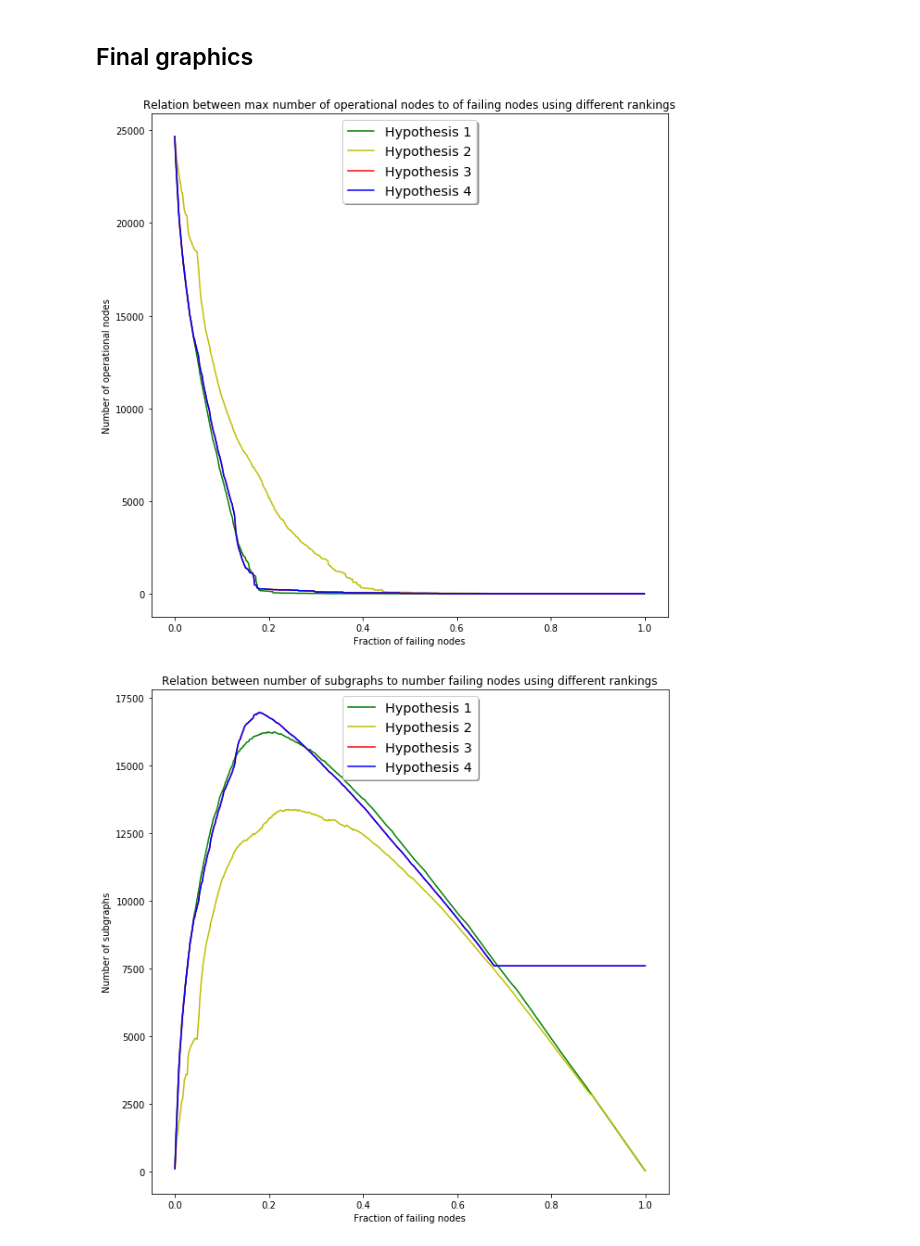
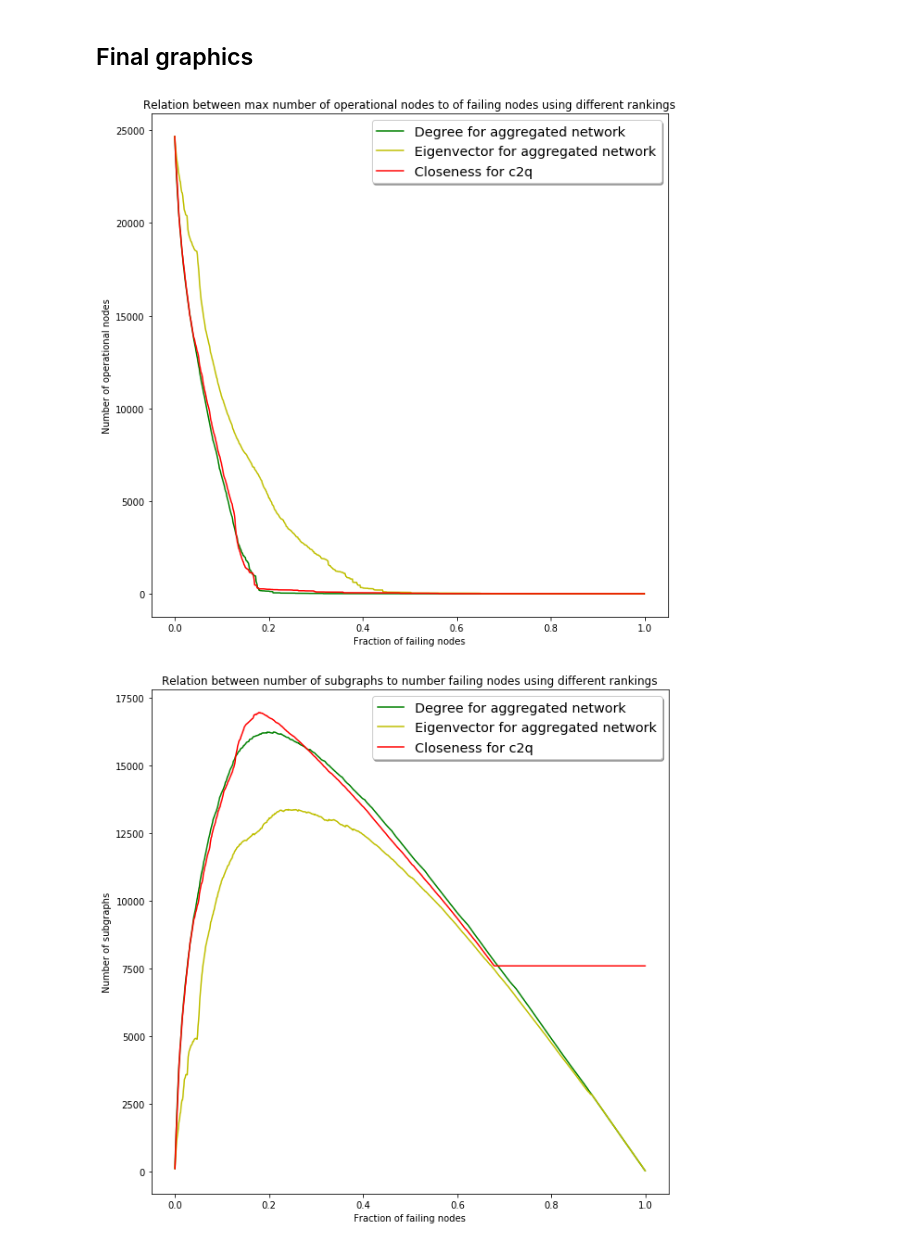
Before and after one commit to rpytel1/mathoverflow-network-analysis, a Jupyter notebook: robustness_check.ipynb, the cells around one changed output. Drawn from its saved outputs; the diff is of its cells as text; code cells hidden in the pictures.

```diff
--- a/robustness_check.ipynb
+++ b/robustness_check.ipynb
@@ -70,7 +70,7 @@ np.save('robustness_h3', h3_data)
 # %% [markdown]
 ## Hypothesis 4: ordered by reputation score(closeness centrality c2q incoming)
 # %%
-closeness_centrality = get_closeness_centrality()['c2q']
+closeness_centrality = get_closeness_centrality()['total']
 # %%
 h4_nodes=[elem[0] for elem in closeness_centrality]
 # %%
@@ -101,32 +103,30 @@ from matplotlib.pyplot import figure
 
 fig, ax = plt.subplots(figsize=(10,10))
 
-ax.plot(iteration, h1_operational, 'g', label='Hypothesis 1')
-ax.plot(iteration, h2_operational, 'y', label='Hypothesis 2')
-ax.plot(iteration, h3_operational, 'r', label='Hypothesis 3')
-ax.plot(iteration, h4_operational,'b', label='Hypothesis 4')
+ax.plot(iteration, h1_operational, 'g', label='Degree for aggregated network')
+ax.plot(iteration, h2_operational, 'y', label='Eigenvector for aggregated network')
+ax.plot(iteration, h4_operational, 'r', label='Closeness for c2q')
 
 ax.set_title('Relation between max number of operational nodes to of failing nodes using different rankings')
 ax.set_xlabel('Fraction of failing nodes')
 ax.set_ylabel('Number of operational nodes')
 
-legend = ax.legend(loc='upper center', shadow=True, fontsize='x-large')
+legend = ax.legend(loc='upper right', shadow=True, fontsize='x-large')
 plt.show()
 # %% [output]
-[figure, old version]
+[figure, new version]
 # %%
 fig, ax = plt.subplots(figsize=(10,10))
 
-ax.plot(iteration, h1_subgraphs, 'g', label='Hypothesis 1')
-ax.plot(iteration, h2_subgraphs, 'y', label='Hypothesis 2')
-ax.plot(iteration, h3_subgraphs, 'r', label='Hypothesis 3')
-ax.plot(iteration, h4_subgraphs,'b', label='Hypothesis 4')
+ax.plot(iteration, h1_subgraphs, 'g', label='Degree for aggregated network')
+ax.plot(iteration, h2_subgraphs, 'y', label='Eigenvector for aggregated network')
+ax.plot(iteration, h4_subgraphs, 'r', label='Closeness for c2q')
 
 ax.set_title('Relation between number of subgraphs to number failing nodes using different rankings')
 ax.set_xlabel('Fraction of failing nodes')
 ax.set_ylabel('Number of subgraphs')
 
-legend = ax.legend(loc='upper center', shadow=True, fontsize='x-large')
+legend = ax.legend(loc='upper right', shadow=True, fontsize='x-large')
 plt.show()
 # %% [output]
-[figure, old version]
+[figure, new version]
```
Also changed, not shown: parts of 3 cells of this notebook, 2 other files.
